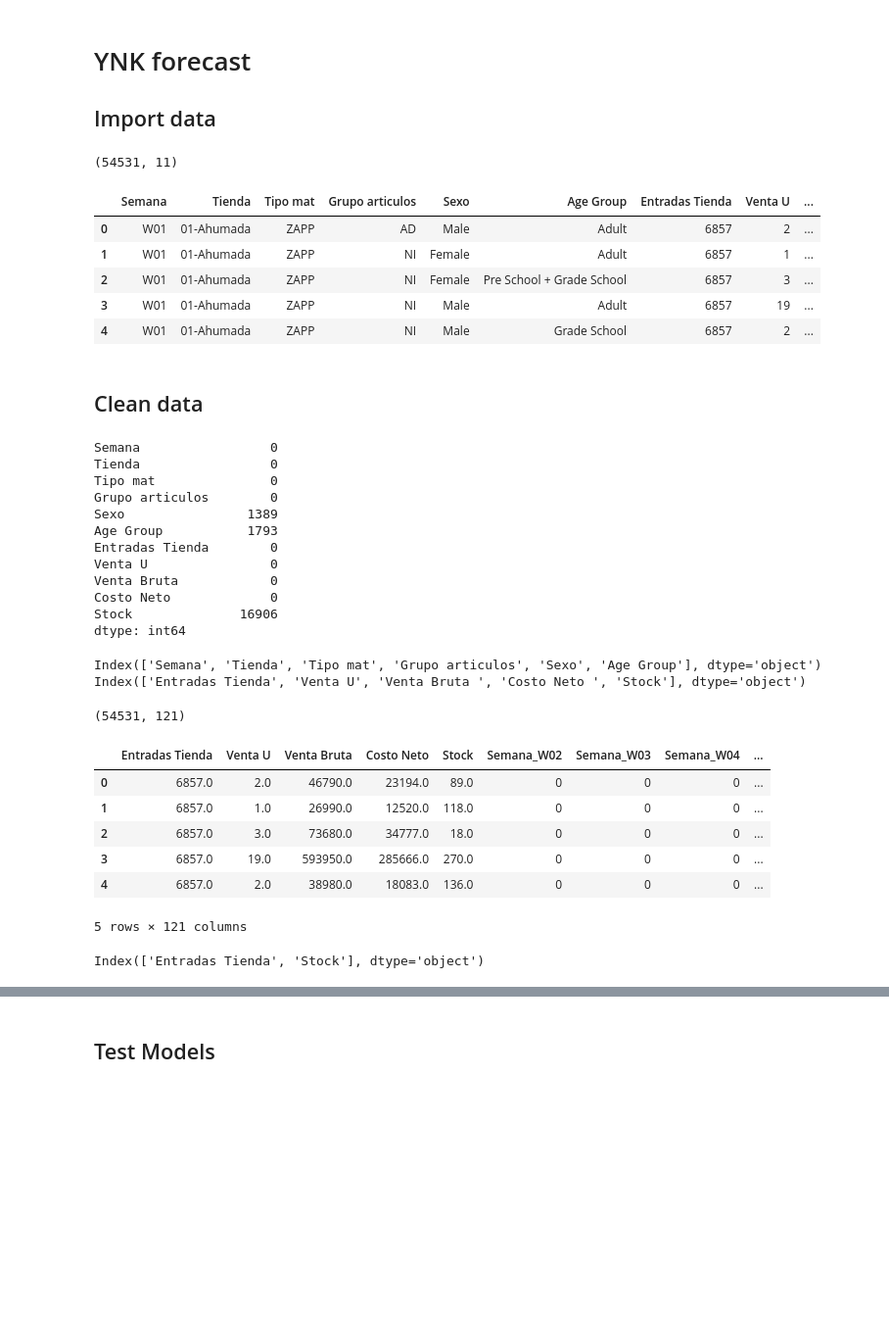
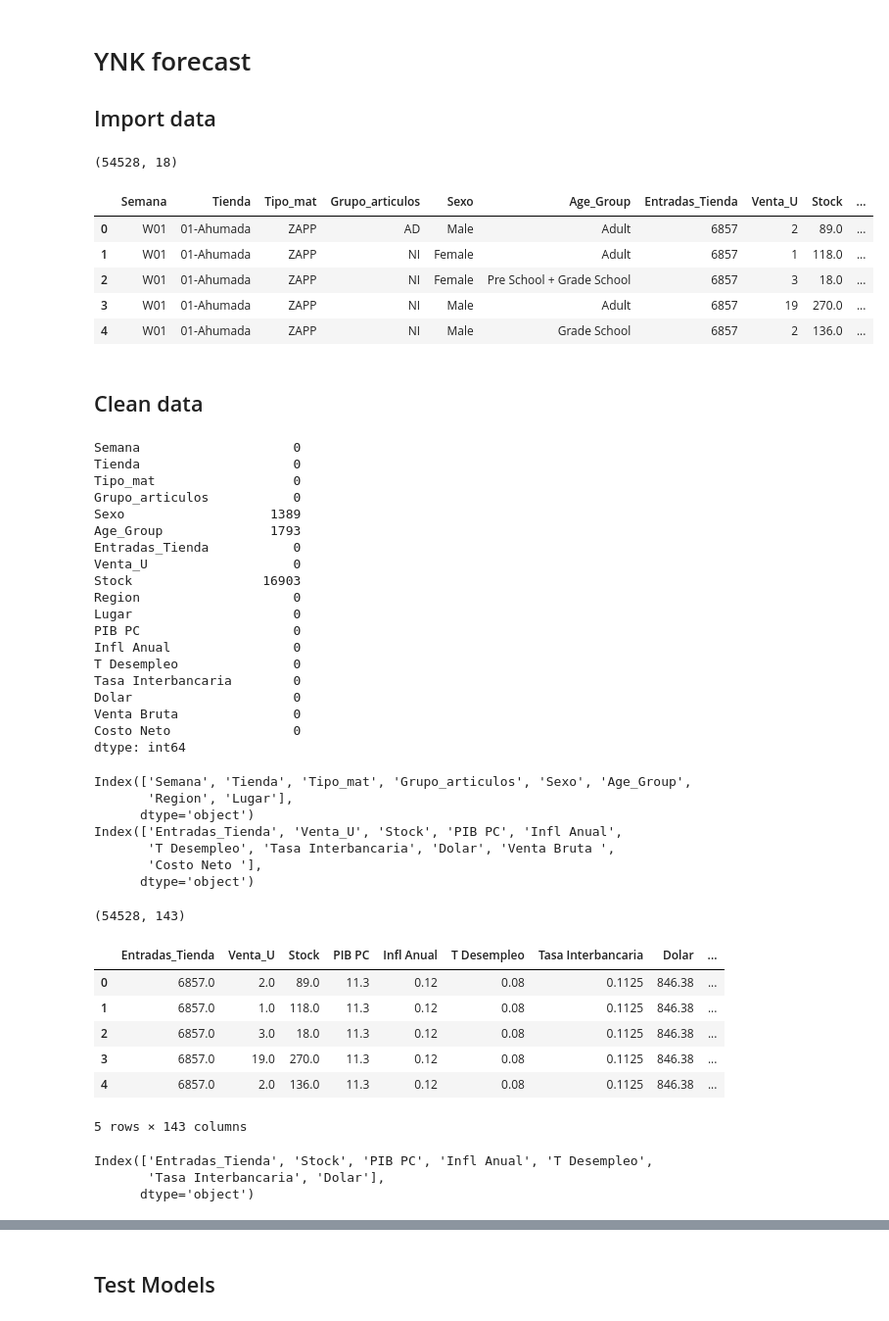
Before and after one commit to sagebhardt/forecast-AI-ynk, a Jupyter notebook: ML_forecast_YNK.ipynb, the cells around one changed output, grey strips where cells are left out. Shown at 98% size. Cells and saved outputs as stored; diff of their text form; code cells hidden in the pictures; blank space fills up the shorter version.

```diff
--- a/ML_forecast_YNK.ipynb
+++ b/ML_forecast_YNK.ipynb
@@ -25,42 +25,49 @@ simplefilter(action="ignore", category=pd.errors.PerformanceWarning)
 # %%
 # Import data in csv from github
 
 # Import data from github
-url = 'https://raw.githubusercontent.com/sagebhardt/forecast-AI-ynk/main/Base%20Analisis%20-%20Prueba%2001.1%20Forecasting%20en%20Belsport%20(Venta%20y%20Stock%20por%20marca%20y%20catergoria).csv'
-df = pd.read_csv(url, sep=';')
+url = 'https://raw.githubusercontent.com/sagebhardt/forecast-AI-ynk/main/DataCleaned.csv'
+df = pd.read_csv(url, sep=',')
 
 # Remove '$' from column names
 df.columns = df.columns.str.replace('$', '')
 
 #print df size
 print(df.shape)
 
 df.head()
 # %% [output]
-(54531, 11)
+(54528, 18)
-|  | Semana | Tienda | Tipo mat | Grupo articulos | Sexo | Age Group | Entradas Tienda | Venta U | ... |
-| 0 | W01 | 01-Ahumada | ZAPP | AD | Male | Adult | 6857 | 2 | ... |
-| 1 | W01 | 01-Ahumada | ZAPP | NI | Female | Adult | 6857 | 1 | ... |
-| 2 | W01 | 01-Ahumada | ZAPP | NI | Female | Pre School + Grade School | 6857 | 3 | ... |
-| 3 | W01 | 01-Ahumada | ZAPP | NI | Male | Adult | 6857 | 19 | ... |
-| 4 | W01 | 01-Ahumada | ZAPP | NI | Male | Grade School | 6857 | 2 | ... |
+|  | Semana | Tienda | Tipo_mat | Grupo_articulos | Sexo | Age_Group | Entradas_Tienda | Venta_U | Stock | ... |
+| 0 | W01 | 01-Ahumada | ZAPP | AD | Male | Adult | 6857 | 2 | 89.0 | ... |
+| 1 | W01 | 01-Ahumada | ZAPP | NI | Female | Adult | 6857 | 1 | 118.0 | ... |
+| 2 | W01 | 01-Ahumada | ZAPP | NI | Female | Pre School + Grade School | 6857 | 3 | 18.0 | ... |
+| 3 | W01 | 01-Ahumada | ZAPP | NI | Male | Adult | 6857 | 19 | 270.0 | ... |
+| 4 | W01 | 01-Ahumada | ZAPP | NI | Male | Grade School | 6857 | 2 | 136.0 | ... |
 # %% [markdown]
 ## Clean data
 # %%
 #check for missing values
 df.isnull().sum()
 # %% [output]
-Semana                 0
-Tienda                 0
-Tipo mat               0
-Grupo articulos        0
-Sexo                1389
-Age Group           1793
-Entradas Tienda        0
-Venta U                0
-Venta Bruta            0
-Costo Neto             0
-Stock              16906
+Semana                    0
+Tienda                    0
+Tipo_mat                  0
+Grupo_articulos           0
+Sexo                   1389
+Age_Group              1793
+Entradas_Tienda           0
+Venta_U                   0
+Stock                 16903
+Region                    0
+Lugar                     0
+PIB PC                    0
+Infl Anual                0
+T Desempleo               0
+Tasa Interbancaria        0
+Dolar                     0
+Venta Bruta               0
+Costo Neto                0
 dtype: int64
 # %%
 #split features into categorical and numerical
@@ -70,8 +77,13 @@ numerical_features = df.select_dtypes(exclude=['object']).columns
 print(categorical_features)
 print(numerical_features)
 # %% [output]
-Index(['Semana', 'Tienda', 'Tipo mat', 'Grupo articulos', 'Sexo', 'Age Group'], dtype='object')
-Index(['Entradas Tienda', 'Venta U', 'Venta Bruta ', 'Costo Neto ', 'Stock'], dtype='object')
+Index(['Semana', 'Tienda', 'Tipo_mat', 'Grupo_articulos', 'Sexo', 'Age_Group',
+       'Region', 'Lugar'],
+      dtype='object')
+Index(['Entradas_Tienda', 'Venta_U', 'Stock', 'PIB PC', 'Infl Anual',
+       'T Desempleo', 'Tasa Interbancaria', 'Dolar', 'Venta Bruta ',
+       'Costo Neto '],
+      dtype='object')
 # %%
 df_cat = pd.get_dummies(df[categorical_features], drop_first = True, dummy_na = True)
 df_num = df[numerical_features]
@@ -87,21 +99,23 @@ print(df_binned.shape)
 
 df_binned.head()
 # %% [output]
-(54531, 121)
+(54528, 143)
-|  | Entradas Tienda | Venta U | Venta Bruta | Costo Neto | Stock | Semana_W02 | Semana_W03 | Semana_W04 | ... |
-| 0 | 6857.0 | 2.0 | 46790.0 | 23194.0 | 89.0 | 0 | 0 | 0 | ... |
-| 1 | 6857.0 | 1.0 | 26990.0 | 12520.0 | 118.0 | 0 | 0 | 0 | ... |
-| 2 | 6857.0 | 3.0 | 73680.0 | 34777.0 | 18.0 | 0 | 0 | 0 | ... |
-| 3 | 6857.0 | 19.0 | 593950.0 | 285666.0 | 270.0 | 0 | 0 | 0 | ... |
-| 4 | 6857.0 | 2.0 | 38980.0 | 18083.0 | 136.0 | 0 | 0 | 0 | ... |
+|  | Entradas_Tienda | Venta_U | Stock | PIB PC | Infl Anual | T Desempleo | Tasa Interbancaria | Dolar | ... |
+| 0 | 6857.0 | 2.0 | 89.0 | 11.3 | 0.12 | 0.08 | 0.1125 | 846.38 | ... |
+| 1 | 6857.0 | 1.0 | 118.0 | 11.3 | 0.12 | 0.08 | 0.1125 | 846.38 | ... |
+| 2 | 6857.0 | 3.0 | 18.0 | 11.3 | 0.12 | 0.08 | 0.1125 | 846.38 | ... |
+| 3 | 6857.0 | 19.0 | 270.0 | 11.3 | 0.12 | 0.08 | 0.1125 | 846.38 | ... |
+| 4 | 6857.0 | 2.0 | 136.0 | 11.3 | 0.12 | 0.08 | 0.1125 | 846.38 | ... |
-5 rows × 121 columns
+5 rows × 143 columns
 # %%
 #Remove Venta U, Venta Bruta and Costo Neto from numerical features
-numerical_features = numerical_features.drop(['Venta U', 'Venta Bruta ', 'Costo Neto '])
+numerical_features = numerical_features.drop(['Venta_U', 'Venta Bruta ', 'Costo Neto '])
 
 numerical_features
 # %% [output]
-Index(['Entradas Tienda', 'Stock'], dtype='object')
+Index(['Entradas_Tienda', 'Stock', 'PIB PC', 'Infl Anual', 'T Desempleo',
+       'Tasa Interbancaria', 'Dolar'],
+      dtype='object')
 # %%
 #Get features and target
 y = df_binned['Venta Bruta ']
```
Also changed, not shown: parts of 13 cells of this notebook, 4 other files.
